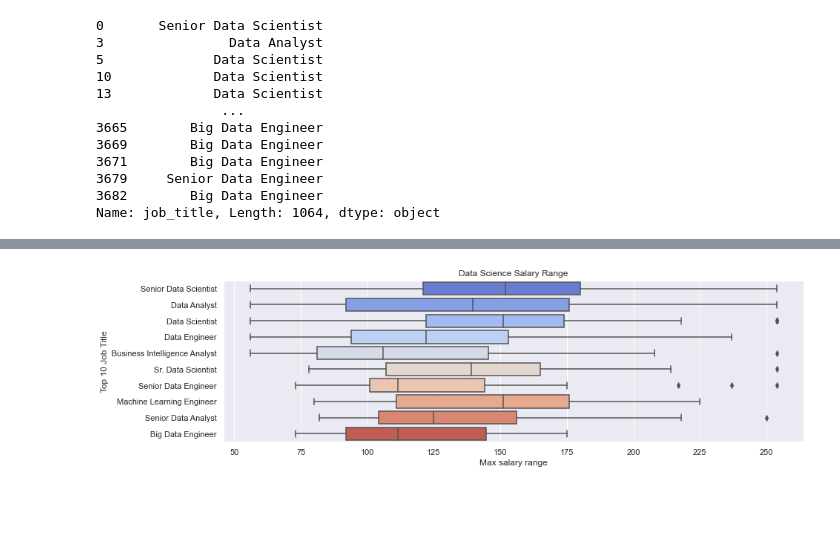
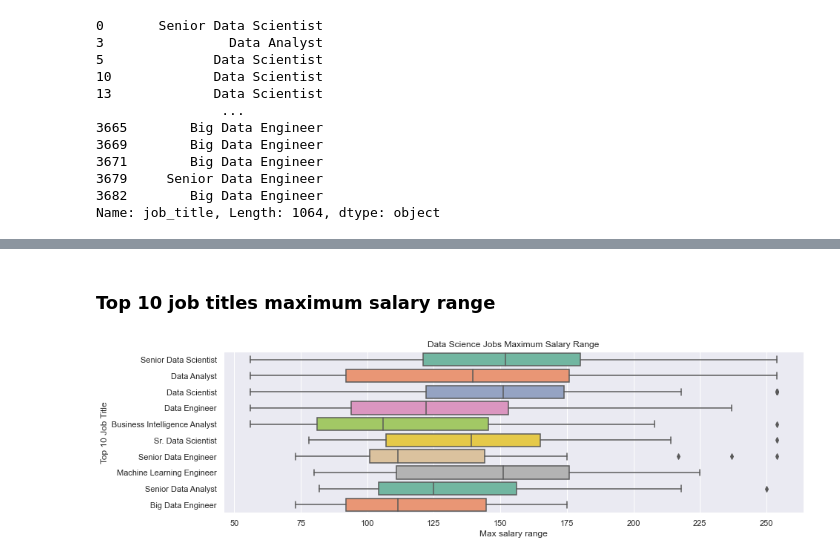
Before and after one commit to LiyanaRoslie/ds-keywords, a Jupyter notebook: eda.ipynb, the cells around one changed output, grey strips where cells are left out. Saved outputs shown, nothing was run; the diff lists cells and outputs as text; code cells hidden in the pictures; blank space fills up the shorter version.

Commit message:
improve eda - rearrange eda into articles and jobs listings section, remove top 10 bar chart for articles, improve min and max salary range using boxplot instead of bar chart

```diff
--- a/eda.ipynb
+++ b/eda.ipynb
@@ -282,0 +235,6 @@ top_10_jobs
+# %%
+# filter job titles base on top 10 job titles
+top_10_jobs = filtered_job_titles_df['job_title'].value_counts().nlargest(10)
+# convert the filtered job titles into list
+top_10_jobs = top_10_jobs.index.values.tolist()
+top_10_jobs
@@ -298,0 +271,7 @@ Name: job_title, Length: 1064, dtype: object
+# %%
+# plot boxplot base on Data Science Jobs Minimum Salary Range
+plt.figure(figsize=(14,4))
+sns.set(style="darkgrid")
+ax = sns.boxplot(x="salary_start_range", y="job_title", data=filtered_top_10_jobs, palette="Set2")
+ax.set(xlabel='Max salary range', ylabel='Top 10 Job Title', title="Data Science Jobs Minimum Salary Range")
+plt.show()
@@ -299,8 +280,11 @@ Name: job_title, Length: 1064, dtype: object
+# %% [markdown]
+### Top 10 job titles maximum salary range
 # %%
+# plot boxplot base on Data Science Jobs Maximum Salary Range
 plt.figure(figsize=(14,4))
 sns.set(style="darkgrid")
-ax = sns.boxplot(x="salary_end_range", y="job_title", data=filtered_top_10_jobs, palette="coolwarm")
-ax.set(xlabel='Max salary range', ylabel='Top 10 Job Title', title="Data Science Salary Range")
+ax = sns.boxplot(x="salary_end_range", y="job_title", data=filtered_top_10_jobs, palette="Set2")
+ax.set(xlabel='Max salary range', ylabel='Top 10 Job Title', title="Data Science Jobs Maximum Salary Range")
 plt.show()
 # %% [output]
-[figure, old version]
+[figure, new version]
```
Also changed, not shown: parts of 32 cells of this notebook.
